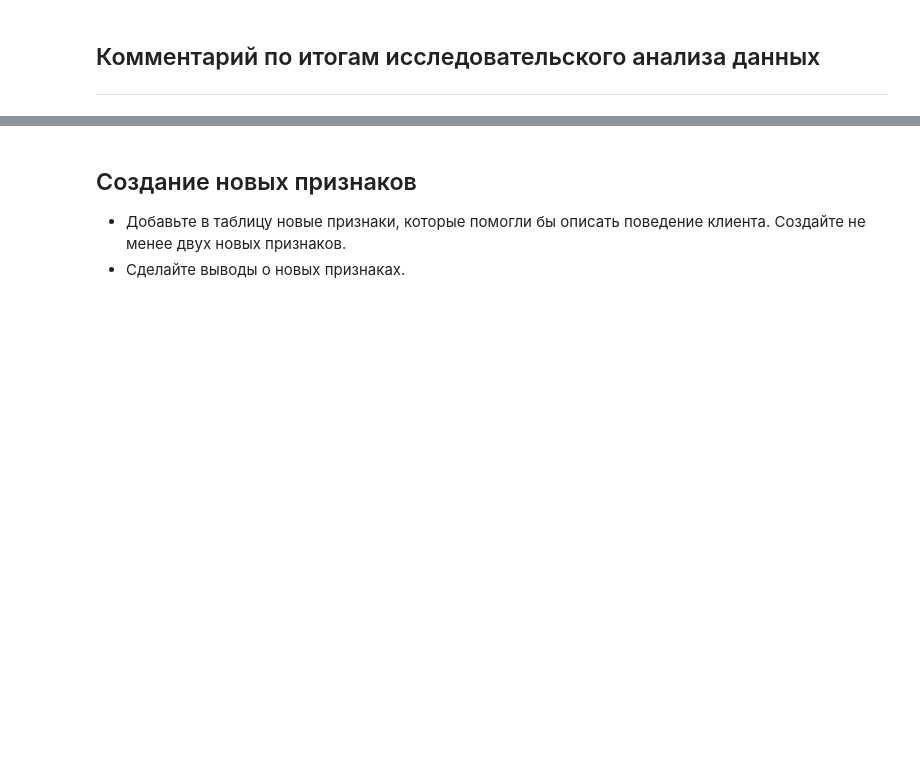
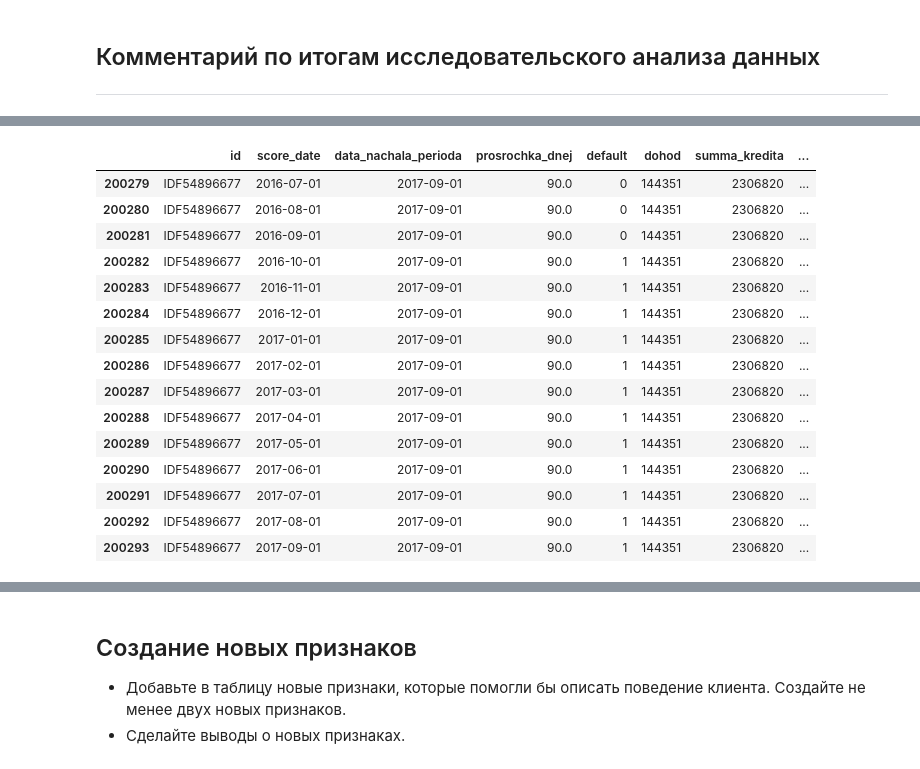
Before and after one commit to TemaQDX/sprint_15_project_behavioral_scoring, a Jupyter notebook: sprint_15_project_behavioral_scoring_Artem_Burov.ipynb, the cells around one changed output, grey strips where cells are left out. Drawn from its saved outputs; the diff is of its cells as text; code cells hidden in the pictures; blank space fills up the shorter version.

Commit message:
df1_union wip

```diff
--- a/sprint_15_project_behavioral_scoring_Artem_Burov.ipynb
+++ b/sprint_15_project_behavioral_scoring_Artem_Burov.ipynb
@@ -1372,29 +1350,78 @@ df1_loan_payment_credit = df0_loan_payment_credit.loc[
 ].reset_index(drop=True)
 
 # 3. Объединяем два датарейма со score_date и данными о просрочке
-df_cohort_and_loan = df0_cohort_grid.merge(df1_loan_payment_credit, how='inner', on='id')
+df1_union = pd.merge(
+    left=df0_cohort_grid,
+    right=df1_loan_payment_credit,
+    how='left',
+    on='id'
+)
 
 # 4. Переводит score_date в формат datetime
-df_cohort_and_loan['score_date'] = pd.to_datetime(df_cohort_and_loan['score_date'], format='%Y-%m-%d')
+df1_union['score_date'] = pd.to_datetime(df1_union['score_date'], format='%Y-%m-%d')
 
 # 5. Определяем целевую переменную согласнов условия просрочка больше или равна 90 дней
-# Дата начала периода в интервале [score_date, score_date + 365]
-df_cohort_and_loan['default'] = (
-        df_cohort_and_loan['data_nachala_perioda'].between(
-            df_cohort_and_loan['score_date'],
-            df_cohort_and_loan['score_date'] + pd.Timedelta(days=365),
-        inclusive='both'
+# Дата начала периода в интервале [score_date, score_date + 365)
+df1_union['default'] = (
+        df1_union['data_nachala_perioda'].between(
+            df1_union['score_date'],
+            df1_union['score_date'] + pd.Timedelta(days=365),
+        inclusive='left'
     )
     &
     (
-        df_cohort_and_loan['prosrochka_dnej'] >= 90
+        df1_union['prosrochka_dnej'] >= 90
     )
 ).astype('int')
 
-print(df_cohort_and_loan.default.value_counts())
+mask_remove_past = (df1_union['data_nachala_perioda'] < df1_union['score_date']) & (df1_union['prosrochka_dnej'] >= 90)
 
 # 6. Удалям строки, где дефолт уже произошел к началу периода. Оставляем только дата начала периода более или равно score_date
-df_cohort_and_loan = df_cohort_and_loan[(df_cohort_and_loan['data_nachala_perioda'] >= df_cohort_and_loan['score_date']) | (df_cohort_and_loan['default'] == 0)]
+df1_union = df1_union[~mask_remove_past]
 
-print(df_cohort_and_loan.default.value_counts())
+# 7. Присоединяем данные по кредиту
+df1_union = df1_union.merge(right=df0_credit_description, how='inner', on='id')
+
+# 1. Приводим дату ипотеки к datetime
+df0_mortgage_presence['data_otkrytiya'] = pd.to_datetime(df0_mortgage_presence['data_otkrytiya'], format='%Y-%m-%d')
+
+# 2. Делаем LEFT JOIN по id
+df1_union = pd.merge(
+    df1_union,
+    df0_mortgage_presence,
+    on='id',
+    how='left',
+    suffixes=('', '_mortgage')
+)
+
+# 3. Фильтруем: оставляем только строки, где ипотека открыта до или в день скоринга
+mask = df1_union['data_otkrytiya'] <= df1_union['score_date']
+
+# 4. Обнуляем признаки ипотеки там, где условие не выполнено
+invalid_mask = ~mask | df1_union['data_otkrytiya'].isna()
+
+df1_union.loc[invalid_mask, ['data_otkrytiya', 'nalichie_ipoteki']] = None
+
+# Заполняем значением 0 флаг наличия ипотеки
+df1_union['nalichie_ipoteki'] = df1_union['nalichie_ipoteki'].fillna(0)
+
+# df0_client_desc
+df1_union = pd.merge(
+    left=df1_union,
+    right=df0_client_description,
+    how='inner',
+    on='id',
+    suffixes=('', '_client')
+)
+
+# 3. Фильтруем: оставляем только строки, где дата регистрации до или в день скоринга
+mask = df1_union['data_registraczii'] <= df1_union['score_date']
+
+# 4. Обнуляем признаки ипотеки там, где условие не выполнено
+invalid_mask = ~mask | df1_union['data_registraczii'].isna()
+
+df1_union.loc[invalid_mask, ['data_registraczii', 'vozrast', 'semejnoe_polozhenie', 'nalichie_izhdivenczev', 'age_group']] = None
+
+# 7. Проверка по одному из клиентов IDF54896351
+df1_union[df1_union['id'] == 'IDF54896677'].head(50)
 # %% [output]
@@ -1408,0 +1428,16 @@ Name: count, dtype: int64
+|  | id | score_date | data_nachala_perioda | prosrochka_dnej | default | dohod | summa_kredita | ... |
+| 200279 | IDF54896677 | 2016-07-01 | 2017-09-01 | 90.0 | 0 | 144351 | 2306820 | ... |
+| 200280 | IDF54896677 | 2016-08-01 | 2017-09-01 | 90.0 | 0 | 144351 | 2306820 | ... |
+| 200281 | IDF54896677 | 2016-09-01 | 2017-09-01 | 90.0 | 0 | 144351 | 2306820 | ... |
+| 200282 | IDF54896677 | 2016-10-01 | 2017-09-01 | 90.0 | 1 | 144351 | 2306820 | ... |
+| 200283 | IDF54896677 | 2016-11-01 | 2017-09-01 | 90.0 | 1 | 144351 | 2306820 | ... |
+| 200284 | IDF54896677 | 2016-12-01 | 2017-09-01 | 90.0 | 1 | 144351 | 2306820 | ... |
+| 200285 | IDF54896677 | 2017-01-01 | 2017-09-01 | 90.0 | 1 | 144351 | 2306820 | ... |
+| 200286 | IDF54896677 | 2017-02-01 | 2017-09-01 | 90.0 | 1 | 144351 | 2306820 | ... |
+| 200287 | IDF54896677 | 2017-03-01 | 2017-09-01 | 90.0 | 1 | 144351 | 2306820 | ... |
+| 200288 | IDF54896677 | 2017-04-01 | 2017-09-01 | 90.0 | 1 | 144351 | 2306820 | ... |
+| 200289 | IDF54896677 | 2017-05-01 | 2017-09-01 | 90.0 | 1 | 144351 | 2306820 | ... |
+| 200290 | IDF54896677 | 2017-06-01 | 2017-09-01 | 90.0 | 1 | 144351 | 2306820 | ... |
+| 200291 | IDF54896677 | 2017-07-01 | 2017-09-01 | 90.0 | 1 | 144351 | 2306820 | ... |
+| 200292 | IDF54896677 | 2017-08-01 | 2017-09-01 | 90.0 | 1 | 144351 | 2306820 | ... |
+| 200293 | IDF54896677 | 2017-09-01 | 2017-09-01 | 90.0 | 1 | 144351 | 2306820 | ... |
```
Also changed, not shown: parts of 10 cells of this notebook.
